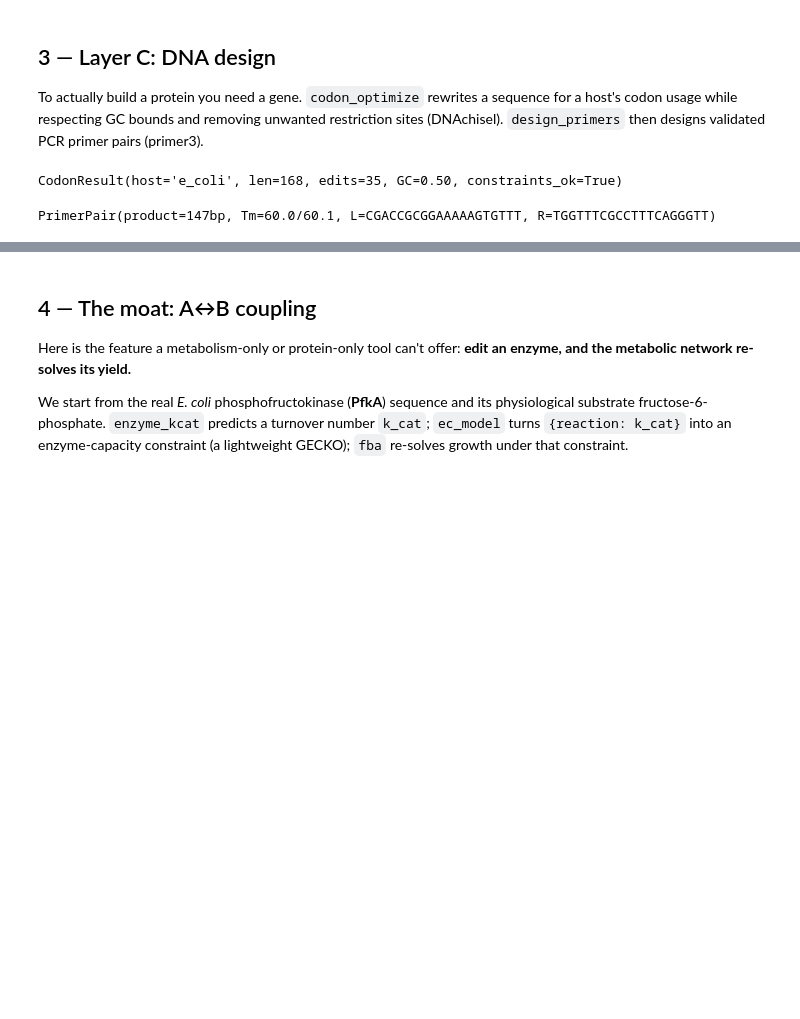
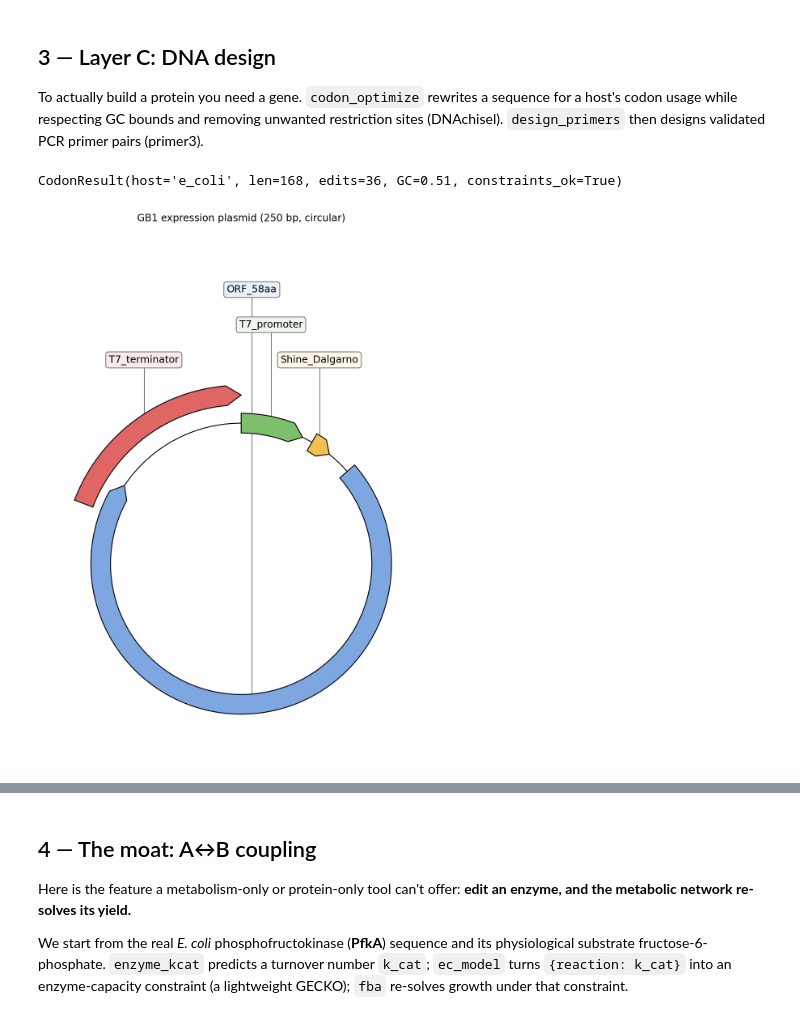
Before and after one commit to Starlitnightly/omicverse-tutorials, a Jupyter notebook: docs/Tutorials-synbio/t_synbio_01_intro.ipynb, the cells around one changed output, grey strips where cells are left out. Cells and saved outputs as stored; diff of their text form; code cells hidden in the pictures; blank space fills up the shorter version.

```diff
--- a/docs/Tutorials-synbio/t_synbio_01_intro.ipynb
+++ b/docs/Tutorials-synbio/t_synbio_01_intro.ipynb
@@ -241,8 +241,11 @@ To actually build a protein you need a gene. `codon_optimize` rewrites a sequenc
 # %%
 opt = ov.synbio.codon_optimize(GB1, host='e_coli')
 print(opt)
-primers = ov.synbio.design_primers(opt.sequence * 3)   # tripled so a product fits
-primers[0]
+# wrap the codon-optimised gene in a T7 expression cassette and view it as a plasmid map
+cassette = ('TAATACGACTCACTATAGG' + 'AAAGGAGGACAACAT' + opt.sequence
+            + 'CTAGCATAACCCCTTGGGGCCTCTAAACGGGTCTTGAGGGGTTTTTTG')
+ov.synbio.view_construct(cassette, circular=True, title='GB1 expression plasmid')
+None
 # %% [output]
-CodonResult(host='e_coli', len=168, edits=35, GC=0.50, constraints_ok=True)
+CodonResult(host='e_coli', len=168, edits=36, GC=0.51, constraints_ok=True)
-PrimerPair(product=147bp, Tm=60.0/60.1, L=CGACCGCGGAAAAAGTGTTT, R=TGGTTTCGCCTTTCAGGGTT)
+[figure, added]
```
Also changed, not shown: parts of 6 cells of this notebook, 1 other file.
